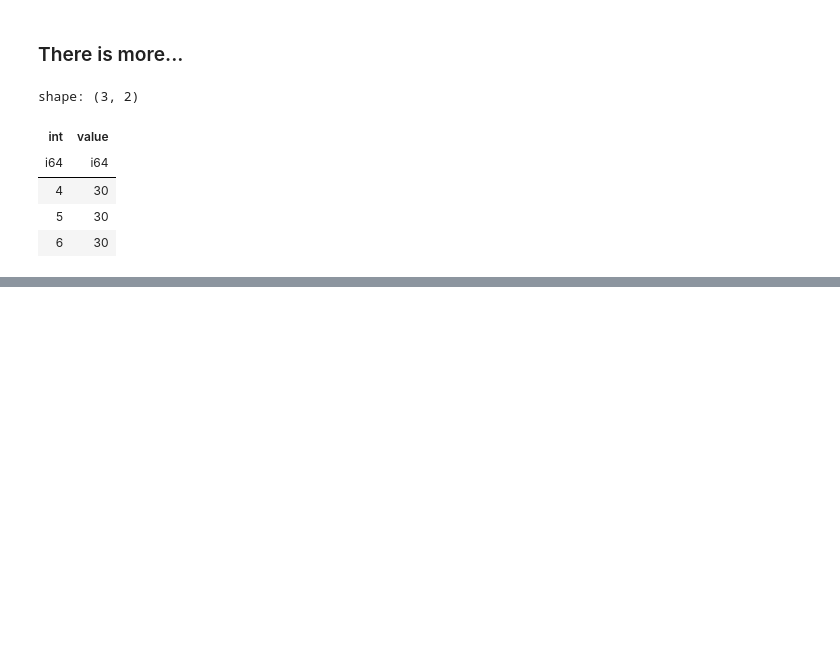
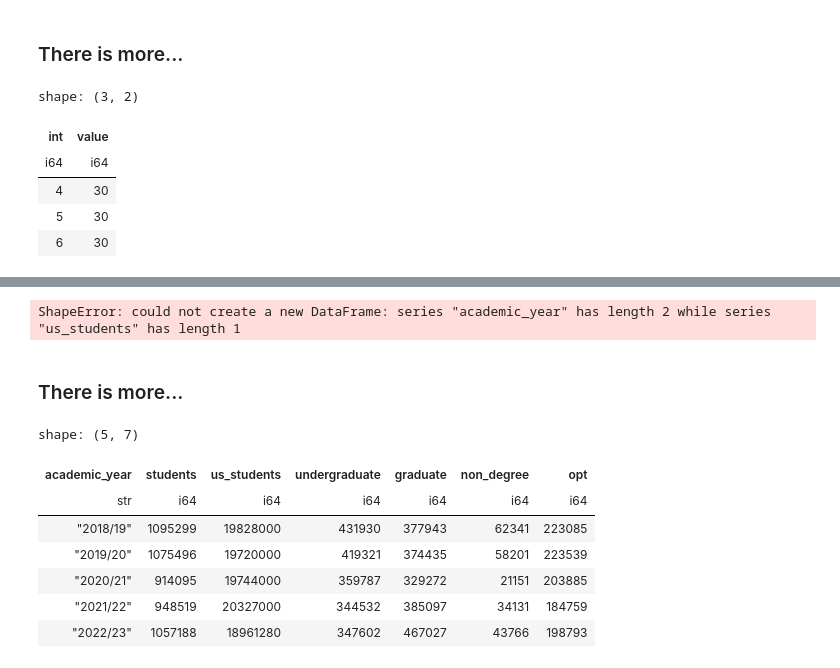
Before and after one commit to PacktPublishing/Polars-Cookbook, a Jupyter notebook: Chapter08/ch08.ipynb, the cells around one changed output, grey strips where cells are left out. Drawn from its saved outputs; the diff is of its cells as text; code cells hidden in the pictures; blank space fills up the shorter version.

```diff
--- a/Chapter08/ch08.ipynb
+++ b/Chapter08/ch08.ipynb
@@ -383,0 +655,22 @@ shape: (3, 2)
+# %%
+(
+    df1
+    .select('academic_year')
+    .hstack(df2.select('students'))
+    .hstack(df3.select('us_students'))
+)
+# %% [output]
+ShapeError: could not create a new DataFrame: series "academic_year" has length 2 while series "us_students" has length 1
+# %% [markdown]
+### There is more...
+# %%
+df1.extend(df2).extend(df3)
+# %% [output]
+shape: (5, 7)
+| academic_year | students | us_students | undergraduate | graduate | non_degree | opt |
+| str | i64 | i64 | i64 | i64 | i64 | i64 |
+| "2018/19" | 1095299 | 19828000 | 431930 | 377943 | 62341 | 223085 |
+| "2019/20" | 1075496 | 19720000 | 419321 | 374435 | 58201 | 223539 |
+| "2020/21" | 914095 | 19744000 | 359787 | 329272 | 21151 | 203885 |
+| "2021/22" | 948519 | 20327000 | 344532 | 385097 | 34131 | 184759 |
+| "2022/23" | 1057188 | 18961280 | 347602 | 467027 | 43766 | 198793 |
```
Also changed, not shown: parts of 29 cells of this notebook.
